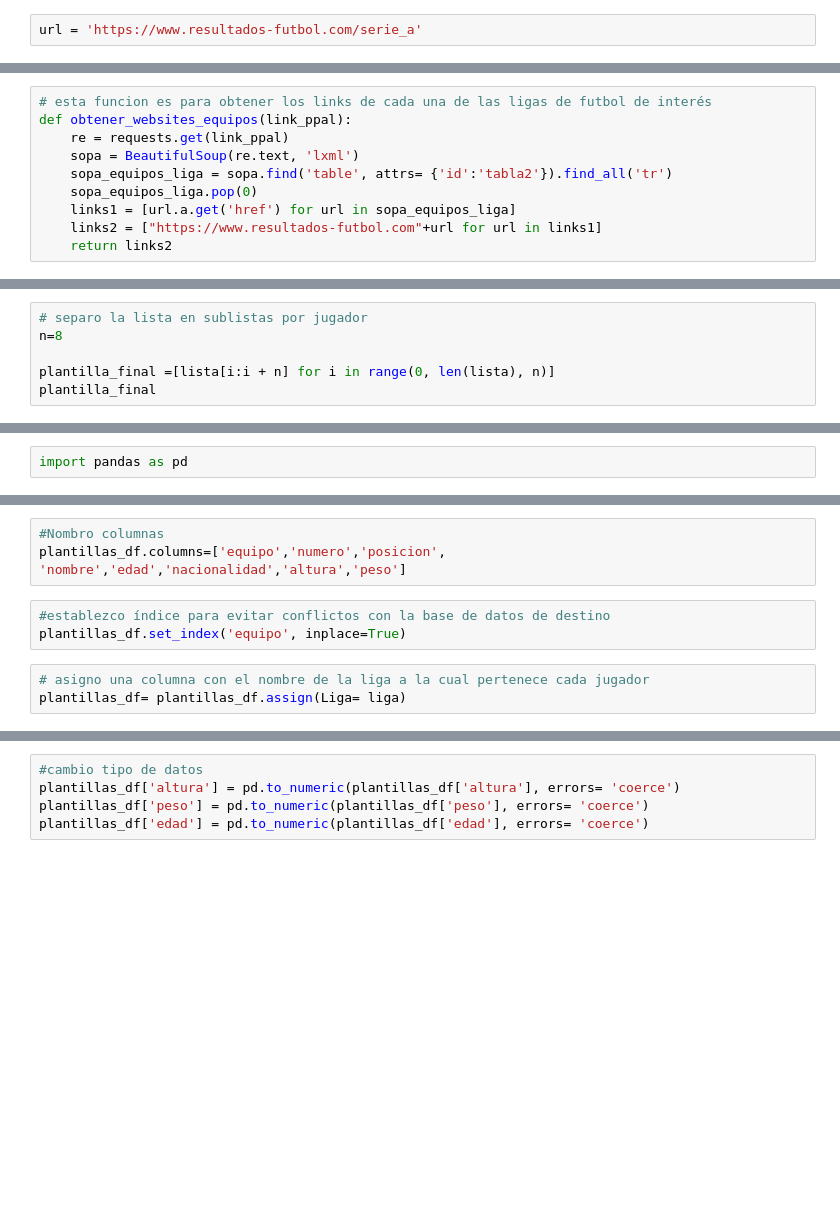
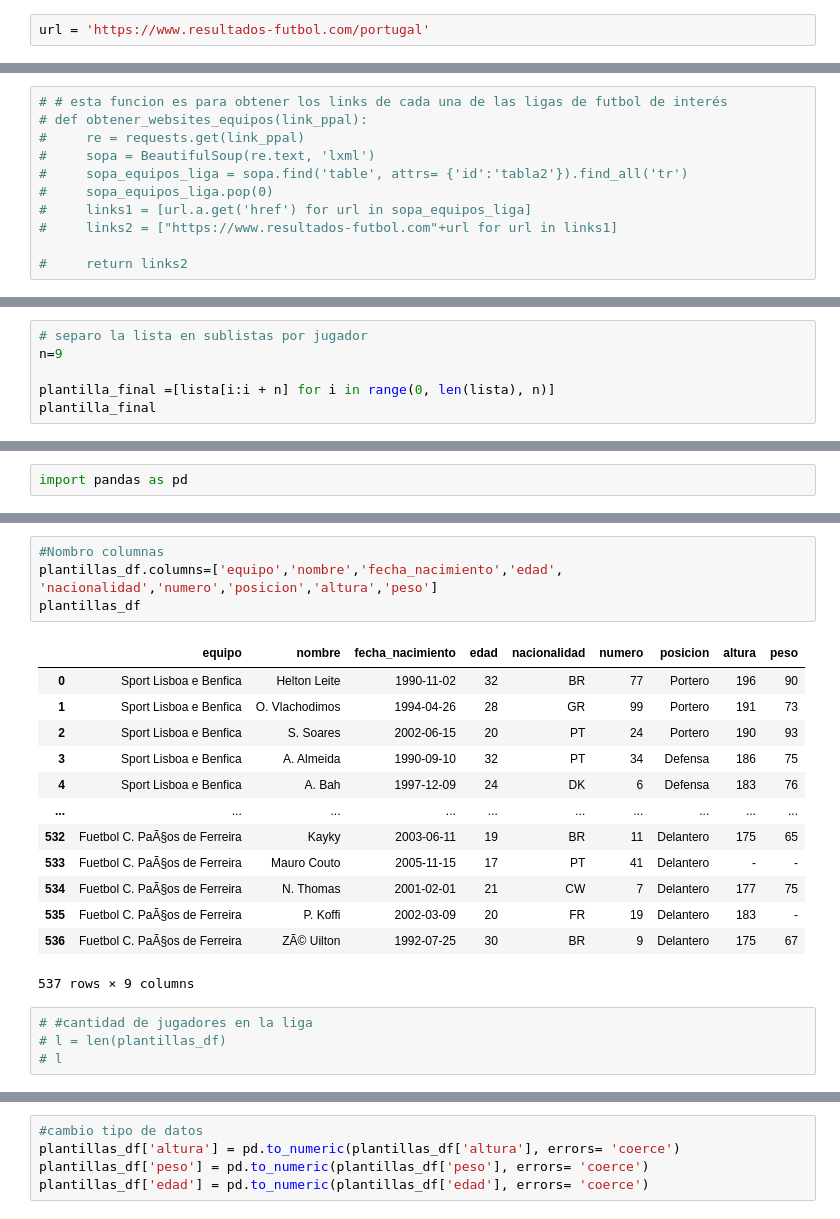
Before and after one commit to danielrayez/resultadosFutbol-webScraping, a Jupyter notebook: WSResultadosFutbol_JugadoresLigas.ipynb, the cells around one changed output, grey strips where cells are left out. Cells and saved outputs as stored; diff of their text form; blank space fills up the shorter version.

```diff
--- a/WSResultadosFutbol_JugadoresLigas.ipynb
+++ b/WSResultadosFutbol_JugadoresLigas.ipynb
@@ -7,4 +7,4 @@ Estos datos formarán parte de la tabla 'jugadores' en la base de datos análisi
 
 Posterior a la extracción y transformacion y carga, haré una presentación visual con algunas comparaciones entre ligas en Power Bi
 # %%
-url = 'https://www.resultados-futbol.com/serie_a'
+url = 'https://www.resultados-futbol.com/portugal'
@@ -21,11 +18,12 @@ from bs4 import BeautifulSoup
 # %%
-# esta funcion es para obtener los links de cada una de las ligas de futbol de interés
-def obtener_websites_equipos(link_ppal):
-    re = requests.get(link_ppal)
-    sopa = BeautifulSoup(re.text, 'lxml')
-    sopa_equipos_liga = sopa.find('table', attrs= {'id':'tabla2'}).find_all('tr')
-    sopa_equipos_liga.pop(0)
-    links1 = [url.a.get('href') for url in sopa_equipos_liga]
-    links2 = ["https://www.resultados-futbol.com"+url for url in links1]
-    return links2
+# # esta funcion es para obtener los links de cada una de las ligas de futbol de interés
+# def obtener_websites_equipos(link_ppal):
+#     re = requests.get(link_ppal)
+#     sopa = BeautifulSoup(re.text, 'lxml')
+#     sopa_equipos_liga = sopa.find('table', attrs= {'id':'tabla2'}).find_all('tr')
+#     sopa_equipos_liga.pop(0)
+#     links1 = [url.a.get('href') for url in sopa_equipos_liga]
+#     links2 = ["https://www.resultados-futbol.com"+url for url in links1]
+
+#     return links2
 # %%
@@ -173,6 +154,6 @@ lista
 # %%
 # separo la lista en sublistas por jugador
-n=8
+n=9
 
 plantilla_final =[lista[i:i + n] for i in range(0, len(lista), n)]
 plantilla_final
@@ -217,9 +198,22 @@ plantillas_df
 # %%
 #Nombro columnas
-plantillas_df.columns=['equipo','numero','posicion', 'nombre','edad','nacionalidad','altura','peso']
+plantillas_df.columns=['equipo','nombre','fecha_nacimiento','edad', 'nacionalidad','numero','posicion','altura','peso']
+plantillas_df
+# %% [output]
+|  | equipo | nombre | fecha_nacimiento | edad | nacionalidad | numero | posicion | altura | peso |
+| 0 | Sport Lisboa e Benfica | Helton Leite | 1990-11-02 | 32 | BR | 77 | Portero | 196 | 90 |
+| 1 | Sport Lisboa e Benfica | O. Vlachodimos | 1994-04-26 | 28 | GR | 99 | Portero | 191 | 73 |
+| 2 | Sport Lisboa e Benfica | S. Soares | 2002-06-15 | 20 | PT | 24 | Portero | 190 | 93 |
+| 3 | Sport Lisboa e Benfica | A. Almeida | 1990-09-10 | 32 | PT | 34 | Defensa | 186 | 75 |
+| 4 | Sport Lisboa e Benfica | A. Bah | 1997-12-09 | 24 | DK | 6 | Defensa | 183 | 76 |
+| ... | ... | ... | ... | ... | ... | ... | ... | ... | ... |
+| 532 | Fuetbol C. PaÃ§os de Ferreira | Kayky | 2003-06-11 | 19 | BR | 11 | Delantero | 175 | 65 |
+| 533 | Fuetbol C. PaÃ§os de Ferreira | Mauro Couto | 2005-11-15 | 17 | PT | 41 | Delantero | - | - |
+| 534 | Fuetbol C. PaÃ§os de Ferreira | N. Thomas | 2001-02-01 | 21 | CW | 7 | Delantero | 177 | 75 |
+| 535 | Fuetbol C. PaÃ§os de Ferreira | P. Koffi | 2002-03-09 | 20 | FR | 19 | Delantero | 183 | - |
+| 536 | Fuetbol C. PaÃ§os de Ferreira | ZÃ© Uilton | 1992-07-25 | 30 | BR | 9 | Delantero | 175 | 67 |
+537 rows × 9 columns
-# %%
-#establezco índice para evitar conflictos con la base de datos de destino
-plantillas_df.set_index('equipo', inplace=True)
-# %%
-# asigno una columna con el nombre de la liga a la cual pertenece cada jugador
-plantillas_df= plantillas_df.assign(Liga= liga)
+# %%
+# #cantidad de jugadores en la liga
+# l = len(plantillas_df)
+# l
```
Also changed, not shown: parts of 30 cells of this notebook, 8 other files.
